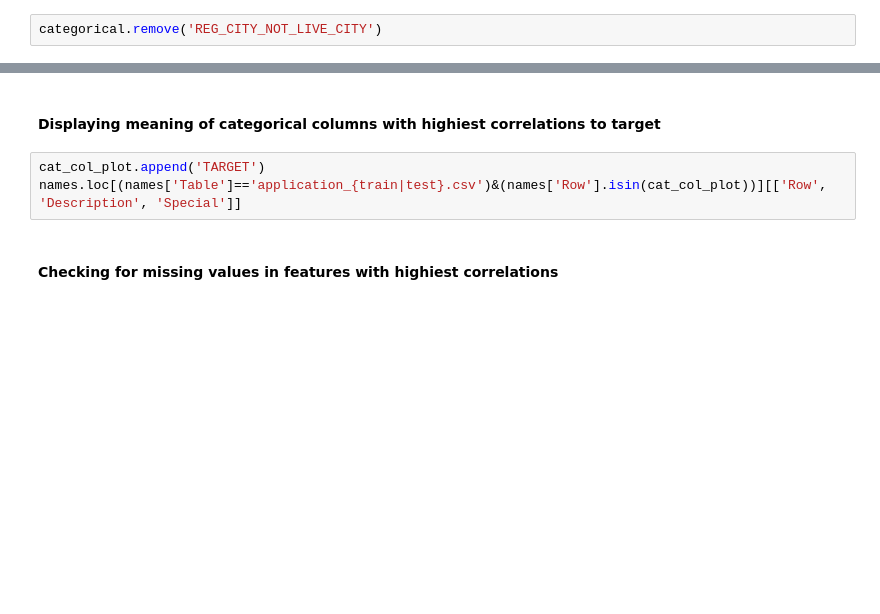
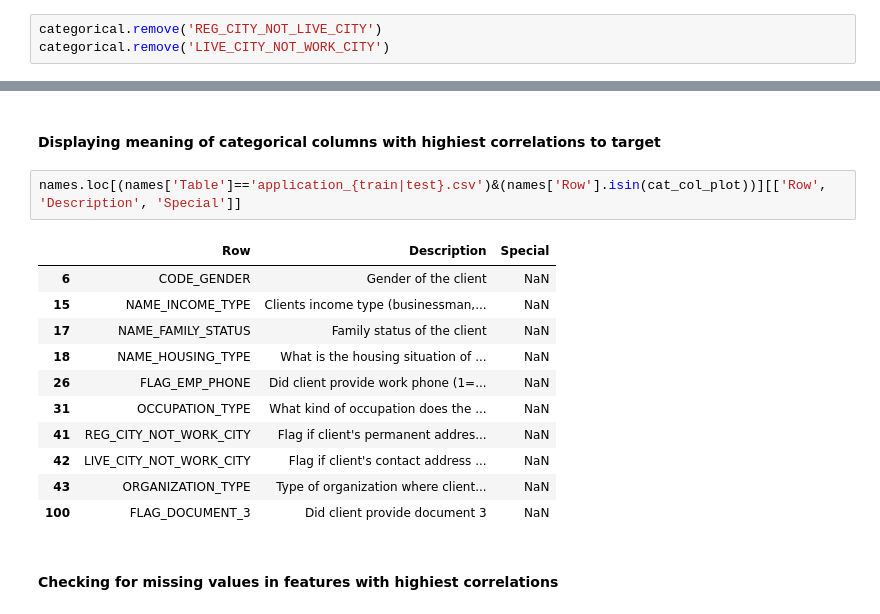
Before and after one commit to malgorzatakolka/HomeCreditDefaultRisk, a Jupyter notebook: Untitled.ipynb, the cells around one changed output, grey strips where cells are left out. Drawn from its saved outputs; the diff is of its cells as text; blank space fills up the shorter version.

```diff
--- a/Untitled.ipynb
+++ b/Untitled.ipynb
@@ -614,6 +745,7 @@ plt.title("Correlations between categorical variables", fontweight='bold', y=1.0
 We can see that some of the features are correlated with each other. Tne columns to consider are: REG_CITY_NOT_WORK_CITY and REG_CITY_NOT_LIVE_CITY. Let's remove the latest from the categorical columns list.
 # %%
 categorical.remove('REG_CITY_NOT_LIVE_CITY')
+categorical.remove('LIVE_CITY_NOT_WORK_CITY')
 # %% [markdown]
 #### Checking correlations with phik test
 # %%
@@ -624,8 +768,19 @@ cat_col_plot = df_corr_cat.index.to_list()
 # %% [markdown]
 #### Displaying meaning of categorical columns with highiest correlations to target
 # %%
-cat_col_plot.append('TARGET')
 names.loc[(names['Table']=='application_{train|test}.csv')&(names['Row'].isin(cat_col_plot))][['Row', 'Description', 'Special']]
+# %% [output]
+|  | Row | Description | Special |
+| 6 | CODE_GENDER | Gender of the client | NaN |
+| 15 | NAME_INCOME_TYPE | Clients income type (businessman,... | NaN |
+| 17 | NAME_FAMILY_STATUS | Family status of the client | NaN |
+| 18 | NAME_HOUSING_TYPE | What is the housing situation of ... | NaN |
+| 26 | FLAG_EMP_PHONE | Did client provide work phone (1=... | NaN |
+| 31 | OCCUPATION_TYPE | What kind of occupation does the ... | NaN |
+| 41 | REG_CITY_NOT_WORK_CITY | Flag if client's permanent addres... | NaN |
+| 42 | LIVE_CITY_NOT_WORK_CITY | Flag if client's contact address ... | NaN |
+| 43 | ORGANIZATION_TYPE | Type of organization where client... | NaN |
+| 100 | FLAG_DOCUMENT_3 | Did client provide document 3 | NaN |
 # %% [markdown]
 #### Checking for missing values in features with highiest correlations
 # %%
```
Also changed, not shown: parts of 20 cells of this notebook.
